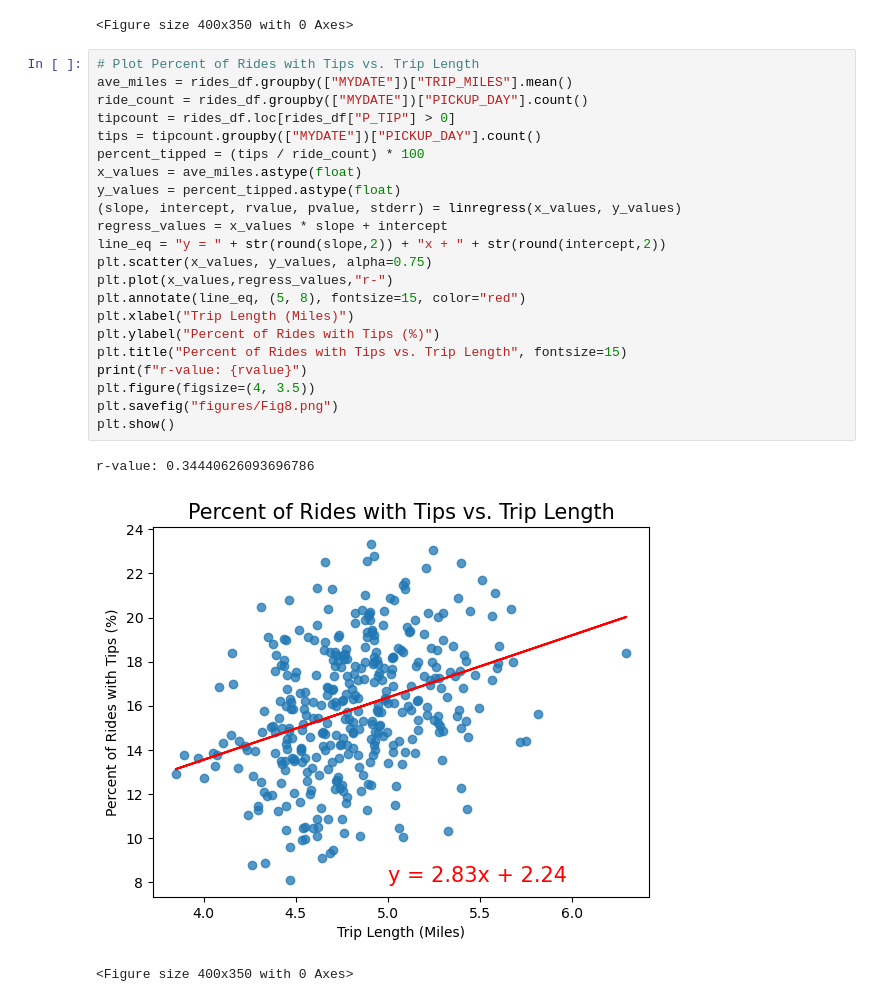
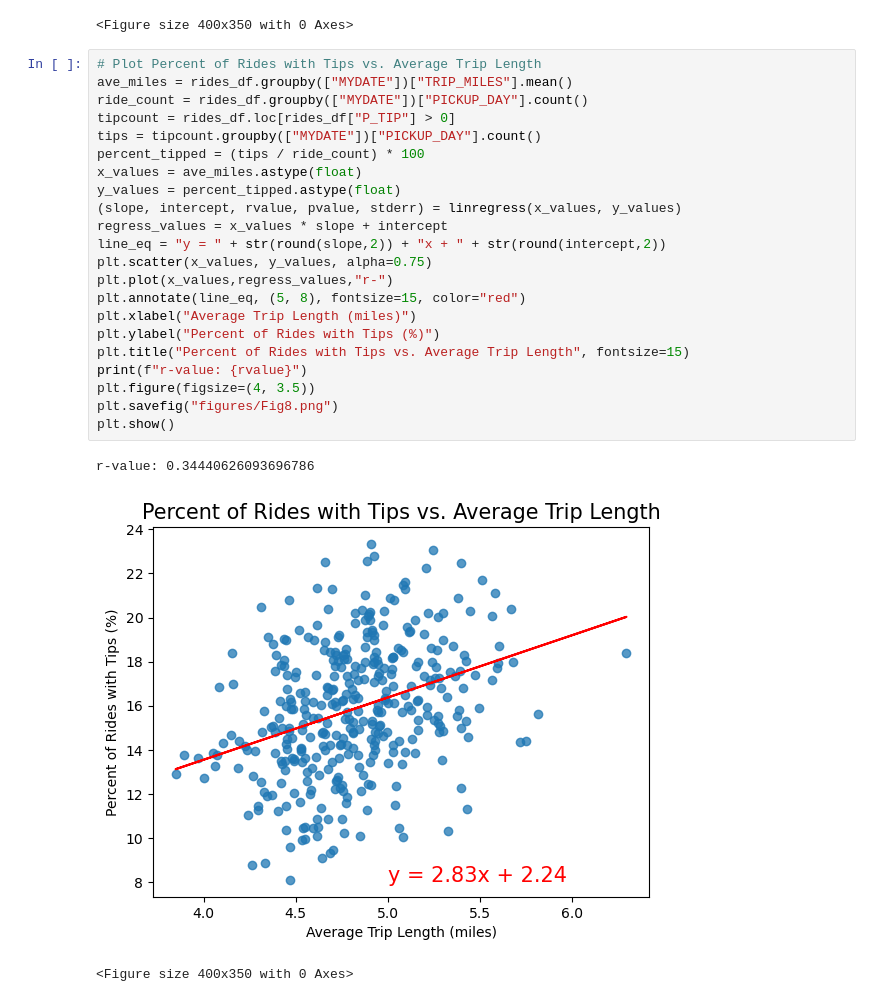
Before and after one commit to incognito20/Project1-2023, a Jupyter notebook: data_viz.ipynb, the cells around one changed output. Drawn from its saved outputs; the diff is of its cells as text.

```diff
--- a/data_viz.ipynb
+++ b/data_viz.ipynb
@@ -181,28 +181,28 @@ r-value: 0.29917711096501626
 [figure]
 <Figure size 400x350 with 0 Axes>
 # %%
-# Plot Percent of Rides with Tips vs. Trip Length
+# Plot Percent of Rides with Tips vs. Average Trip Length
 ave_miles = rides_df.groupby(["MYDATE"])["TRIP_MILES"].mean()
 ride_count = rides_df.groupby(["MYDATE"])["PICKUP_DAY"].count()
 tipcount = rides_df.loc[rides_df["P_TIP"] > 0]
 tips = tipcount.groupby(["MYDATE"])["PICKUP_DAY"].count()
 percent_tipped = (tips / ride_count) * 100
 x_values = ave_miles.astype(float)
 y_values = percent_tipped.astype(float)
 (slope, intercept, rvalue, pvalue, stderr) = linregress(x_values, y_values)
 regress_values = x_values * slope + intercept
 line_eq = "y = " + str(round(slope,2)) + "x + " + str(round(intercept,2))
 plt.scatter(x_values, y_values, alpha=0.75)
 plt.plot(x_values,regress_values,"r-")
 plt.annotate(line_eq, (5, 8), fontsize=15, color="red")
-plt.xlabel("Trip Length (Miles)")
+plt.xlabel("Average Trip Length (miles)")
 plt.ylabel("Percent of Rides with Tips (%)")
-plt.title("Percent of Rides with Tips vs. Trip Length", fontsize=15)
+plt.title("Percent of Rides with Tips vs. Average Trip Length", fontsize=15)
 print(f"r-value: {rvalue}")
 plt.figure(figsize=(4, 3.5))
 plt.savefig("figures/Fig8.png")
 plt.show()
 # %% [output]
 r-value: 0.34440626093696786
-[figure, old version]
+[figure, new version]
 <Figure size 400x350 with 0 Axes>
```
